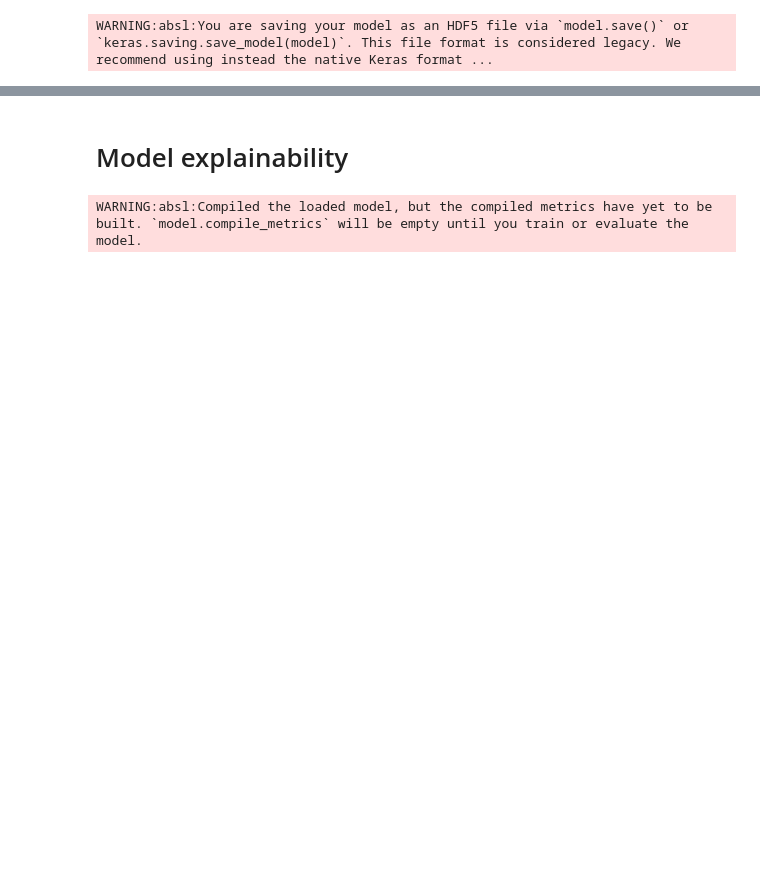
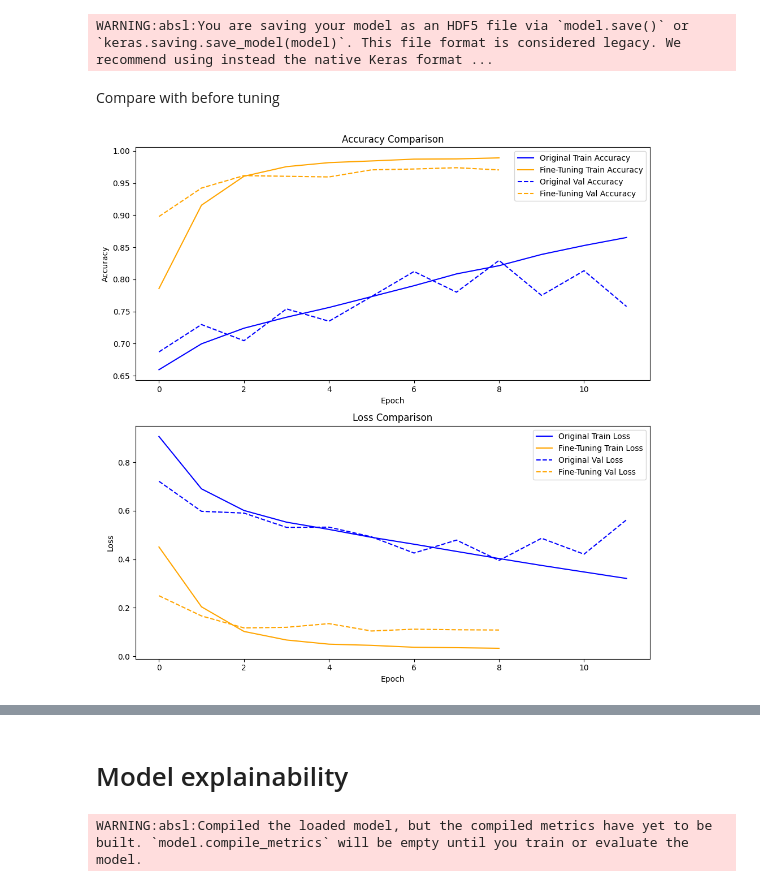
Before and after one commit to Afishally/Deepfake-Model-V1, a Jupyter notebook: training.ipynb, the cells around one changed output, grey strips where cells are left out. Drawn from its saved outputs; the diff is of its cells as text; code cells hidden in the pictures; blank space fills up the shorter version.

```diff
--- a/training.ipynb
+++ b/training.ipynb
@@ -975,3 +975,45 @@ Epoch 11/20
 Epoch 12/20
 1807/1807 ━━━━━━━━━━━━━━━━━━━━ 188s 104ms/step - accuracy: 0.8652 - loss: 0.3208 - val_accuracy: 0.7577 - val_loss: 0.5628
 WARNING:absl:You are saving your model as an HDF5 file via `model.save()` or `keras.saving.save_model(model)`. This file format is considered legacy. We recommend using instead the native Keras format ...
+# %% [markdown]
+Compare with before tuning
+# %%
+import pandas as pd
+import matplotlib.pyplot as plt
+
+def compare_training_logs(original_log_path, fine_tuning_log_path):
+    # Load logs
+    original_log = pd.read_csv(original_log_path)
+    fine_tuning_log = pd.read_csv(fine_tuning_log_path)
+
+    # Create figure and axes
+    fig, ax = plt.subplots(2, 1, figsize=(10, 10))
+
+    # Plot accuracy comparison
+    ax[0].plot(original_log['epoch'], original_log['accuracy'], label='Original Train Accuracy', linestyle='-', color='blue')
+    ax[0].plot(fine_tuning_log['epoch'], fine_tuning_log['accuracy'], label='Fine-Tuning Train Accuracy', linestyle='-', color='orange')
+    ax[0].plot(original_log['epoch'], original_log['val_accuracy'], label='Original Val Accuracy', linestyle='--', color='blue')
+    ax[0].plot(fine_tuning_log['epoch'], fine_tuning_log['val_accuracy'], label='Fine-Tuning Val Accuracy', linestyle='--', color='orange')
+    ax[0].set_title("Accuracy Comparison")
+    ax[0].set_xlabel("Epoch")
+    ax[0].set_ylabel("Accuracy")
+    ax[0].legend()
+
+    # Plot loss comparison
+    ax[1].plot(original_log['epoch'], original_log['loss'], label='Original Train Loss', linestyle='-', color='blue')
+    ax[1].plot(fine_tuning_log['epoch'], fine_tuning_log['loss'], label='Fine-Tuning Train Loss', linestyle='-', color='orange')
+    ax[1].plot(original_log['epoch'], original_log['val_loss'], label='Original Val Loss', linestyle='--', color='blue')
+    ax[1].plot(fine_tuning_log['epoch'], fine_tuning_log['val_loss'], label='Fine-Tuning Val Loss', linestyle='--', color='orange')
+    ax[1].set_title("Loss Comparison")
+    ax[1].set_xlabel("Epoch")
+    ax[1].set_ylabel("Loss")
+    ax[1].legend()
+
+    # Adjust layout and show the plot
+    plt.tight_layout()
+    plt.show()
+
+# Example usage:
+compare_training_logs('training_log.csv', 'training_log_fine_tuning.csv')
+# %% [output]
+[figure, added]
```
Also changed, not shown: parts of 7 cells of this notebook.
